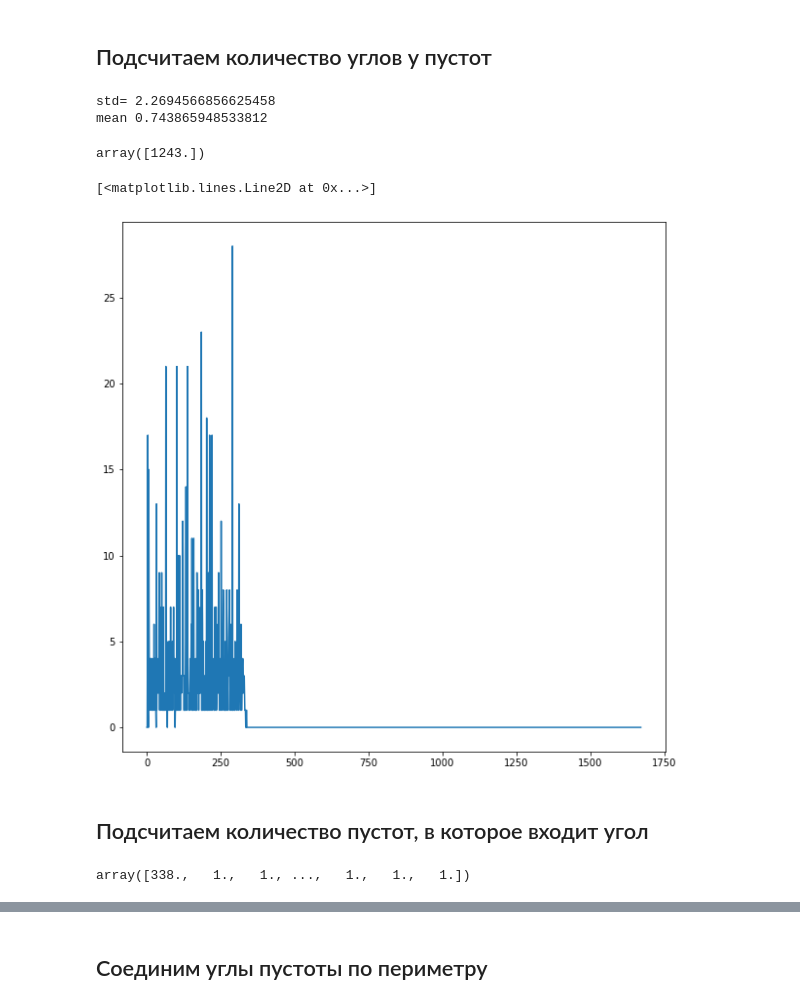
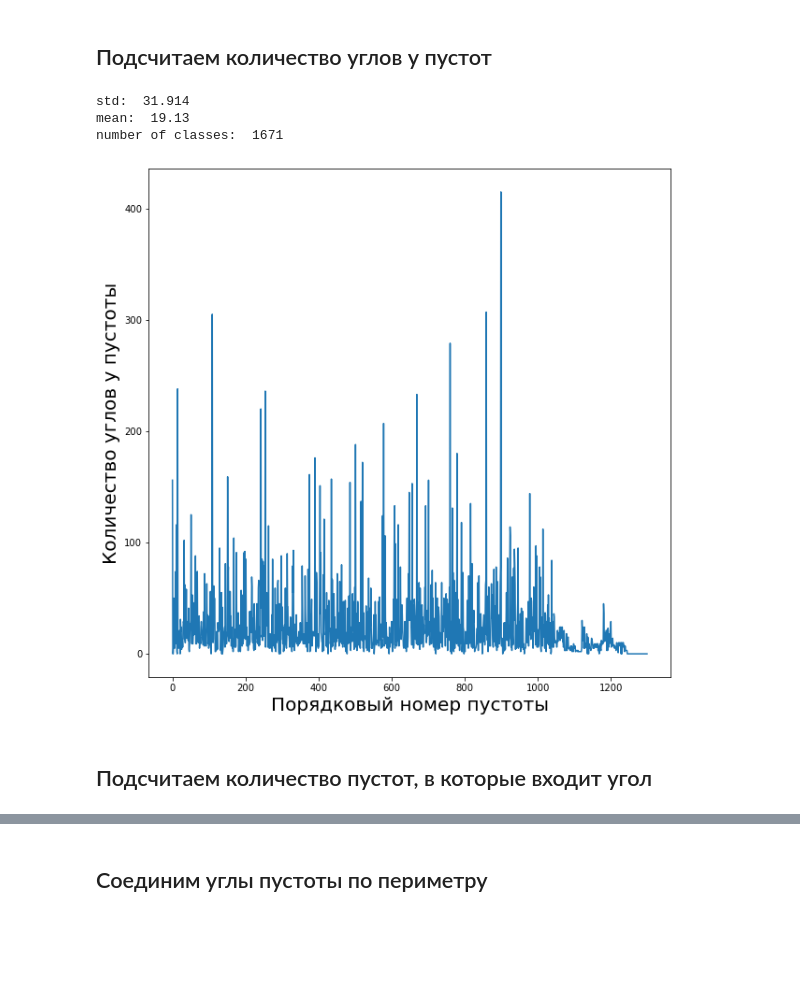
Before and after one commit to dkagramanyan/WC-Co_computer_vision, a Jupyter notebook: graph-segmentation.ipynb, the cells around one changed output, grey strips where cells are left out. Saved outputs shown, nothing was run; the diff lists cells and outputs as text; code cells hidden in the pictures; blank space fills up the shorter version.

```diff
--- a/graph-segmentation.ipynb
+++ b/graph-segmentation.ipynb
@@ -221,0 +125,8 @@ img_show(grain3_classes, N=10)
+# %%
+grain1_marked,grain1_corners=mark_corners(image1)
+grain2_marked,grain2_corners=mark_corners(image2)
+grain3_marked,grain3_corners=mark_corners(image3)
+
+grain1_classes,class1_num=mark_classes(image1)
+grain2_classes,class2_num=mark_classes(image2)
+grain3_classes,class3_num=mark_classes(image3)
@@ -264,8 +192,5 @@ class 1 number 0
 # %% [markdown]
 ## Визуализируем графы каждой пустоты
-# %%
-test_image=Image.open('bin_grad.png')
-draw = ImageDraw.Draw(test_image)
 # %%
 for node in nodes[2:].astype('int64'):
     indeces=[]
@@ -284,33 +209,33 @@ for node in nodes[2:].astype('int64'):
 test_image.save('edge.jpg')
 # %% [markdown]
 ## Подсчитаем количество углов у пустот
-# %%
-node_corner_numbers=np.zeros((classes.shape[0],1))
-for i,node in enumerate(nodes):
-    num=0
-    for corner in node:
-        if corner:
-            num+=1
- #   print(num)
-    node_corner_numbers[i]=num
-# %%
-std=node_corner_numbers.std(axis=0)[0]
-mean=node_corner_numbers.mean(axis=0)[0]
-print('std=',std)
-print('mean',mean)
-# %% [output]
-std= 2.2694566856625458
-mean 0.743865948533812
-# %%
-node_corner_numbers.sum(axis=0)
-# %% [output]
-array([1243.])
-# %%
-plt.figure(figsize=(10,10))
-plt.plot(node_corner_numbers)
-# %% [output]
-[<matplotlib.lines.Line2D at 0x...>]
-[figure, removed]
+# %%
+def show_corners_classes(nodes,classes,N=2000):
+    node_corner_numbers=np.zeros((classes.shape[0],1))
+    for i,node in enumerate(nodes):
+        for corner in node:
+            if corner:
+                node_corner_numbers[i]+=1
+
+    std=node_corner_numbers.std(axis=0)[0]
+    mean=node_corner_numbers.mean(axis=0)[0]
+
+    print('std: ',round(std,3))
+    print('mean: ',round(mean,3))
+    print('number of classes: ',classes.shape[0])
+
+    fig, ax = plt.subplots(figsize=(10,10))
+    ax.set_ylabel('Количество углов у пустоты',size=20)
+    ax.set_xlabel('Порядковый номер пустоты',size=20)
+    plt.plot(node_corner_numbers[:N])
+# %%
+N=1300
+show_corners_classes(nodes3,grain3_classes,N)
+# %% [output]
+std:  31.914
+mean:  19.13
+number of classes:  1671
+[figure, added]
 # %% [markdown]
-## Подсчитаем количество пустот, в которое входит угол
+## Подсчитаем количество пустот, в которые входит угол
 # %%
@@ -322,4 +254,0 @@ for i in range(corners.shape[0]):
-# %%
-corner_distr
-# %% [output]
-array([338.,   1.,   1., ...,   1.,   1.,   1.])
```
Also changed, not shown: parts of 53 cells of this notebook.
